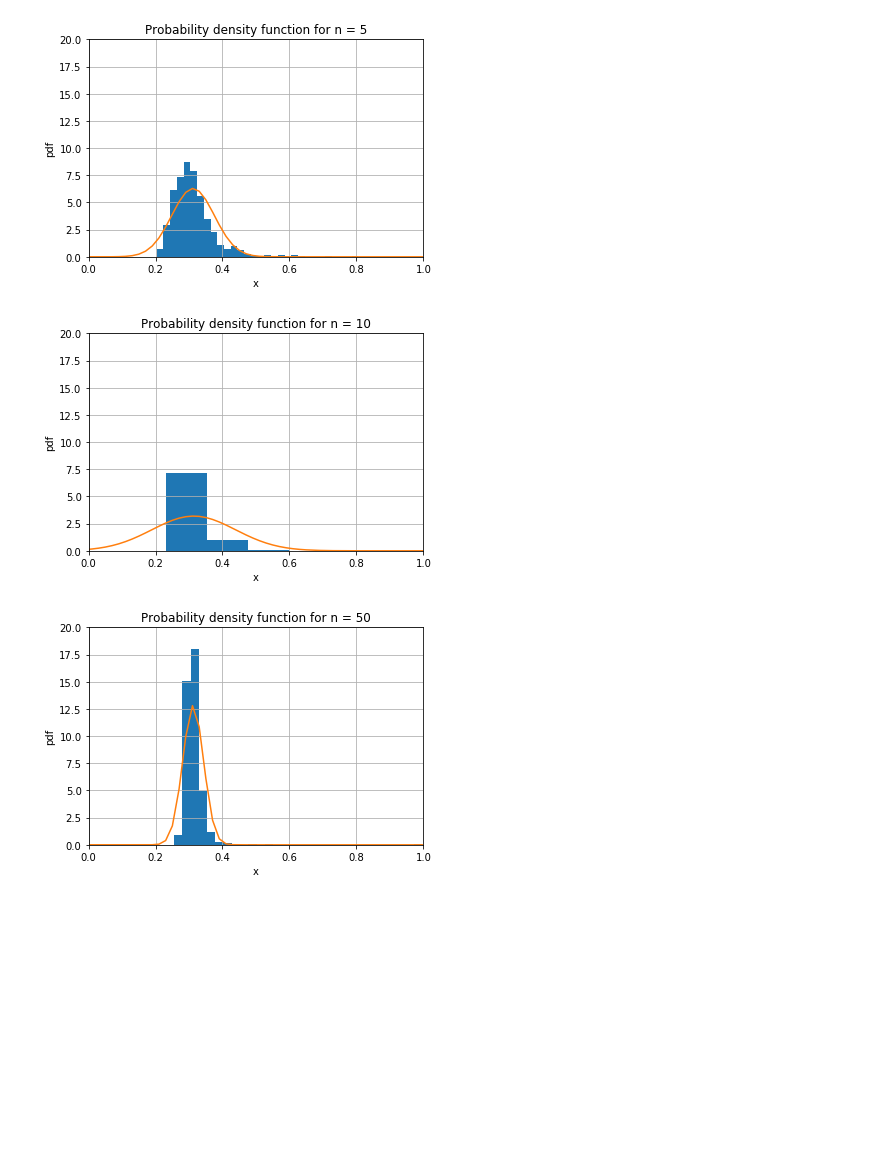
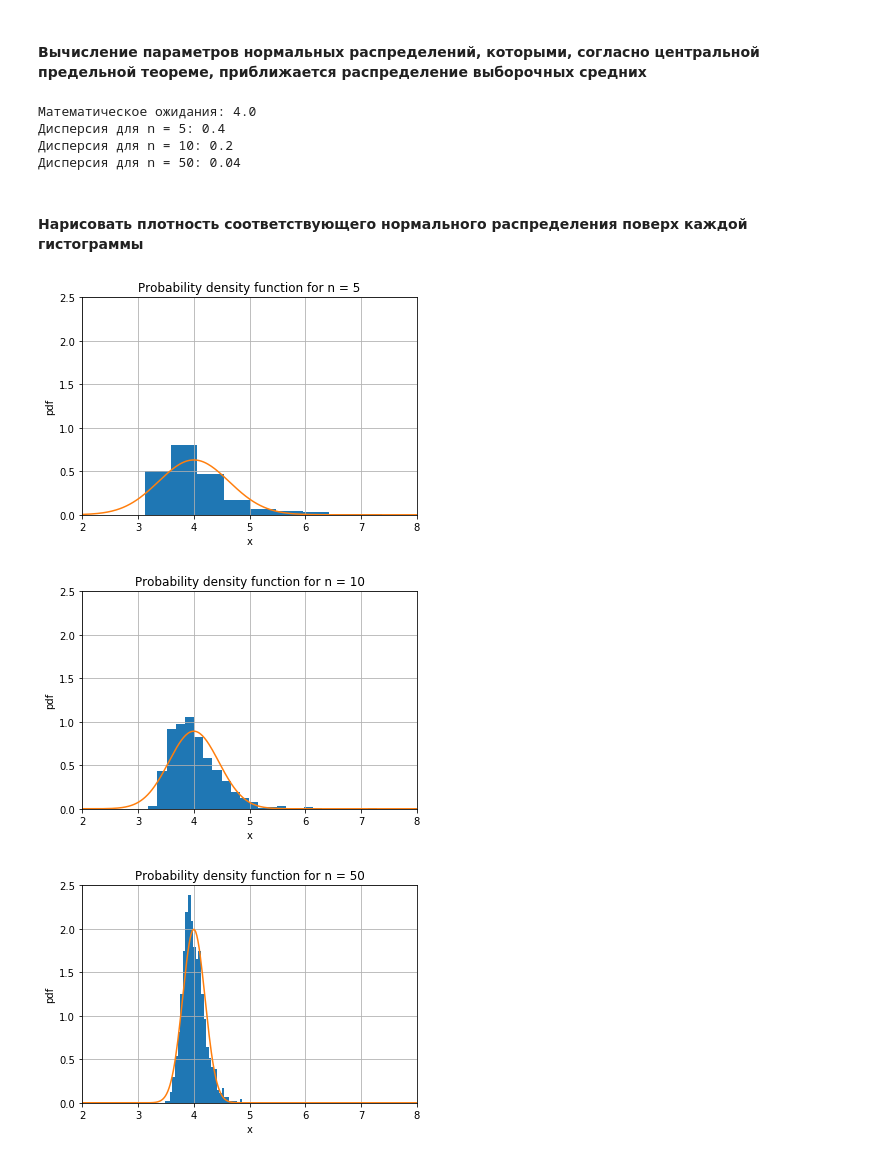
Before and after one commit to Mynzhassar/machine-learning-and-data-analysis, a Jupyter notebook: 1-mathematics-and-python/week_4/assignments/central_limit_theorem.ipynb, the cells around one changed output. Cells and saved outputs as stored; diff of their text form; code cells hidden in the pictures; blank space fills up the shorter version.

```diff
--- a/1-mathematics-and-python/week_4/assignments/central_limit_theorem.ipynb
+++ b/1-mathematics-and-python/week_4/assignments/central_limit_theorem.ipynb
@@ -31,12 +45,13 @@ n = len(volumes)
 # %%
-distribution_samples = np.zeros((n, n_samples))
+distribution_samples = np.zeros((n_volumes, n_samples)) # массив для хранения выборочных средних
 
-for i, n_i in enumerate(volumes):
+# Вычисляем выборочные средние значения и заносим в массив
+for i, n_i in enumerate(n):
 
     for j in range(n_samples):
-        distribution_samples[i, j] = alpha.rvs(a, size=n_i).mean()
+        distribution_samples[i, j] = np.array(sts.pareto.rvs(k, loc=0, scale=xm, size=n_i)).mean()
 # %%
-for i, n_i in enumerate(volumes):
+for i, n_i in enumerate(n):
 
     plt.hist(distribution_samples[i], bins=30, density=True)
 
@@ -46,7 +61,7 @@ for i, n_i in enumerate(volumes):
     plt.ylabel("pdf")
 
     plt.grid()
-    plt.axis([0, 1, 0, 20])
+    plt.axis([2, 8, 0, 2.5])
 
     plt.show()
 # %% [output]
@@ -56,32 +71,43 @@ for i, n_i in enumerate(volumes):
-# %%
-sample_mean = np.zeros((n))
-sample_std = np.zeros((n))
-
-for i in range(n):
-    sample_mean[i] = distribution_samples[i].mean()
-    sample_std[i] = distribution_samples[i].std()
+# %% [markdown]
+#### Вычисление параметров нормальных распределений, которыми, согласно центральной предельной теореме, приближается распределение выборочных средних
+# %%
+distribution_sample_mean = k * xm / (k - 1) # мат ождание
+print(f"Математическое ожидания: {distribution_sample_mean}")
+
+distribution_sample_variance = np.zeros((n_volumes)) # дисперсия
+
+for i in range(n_volumes):
+    distribution_sample_variance[i] = xm**2 * k / ((k - 1)**2 * (k - 2)) / n[i]
+    print(f"Дисперсия для n = {n[i]}: {distribution_sample_variance[i]}")
+# %% [output]
+Математическое ожидания: 4.0
+Дисперсия для n = 5: 0.4
+Дисперсия для n = 10: 0.2
+Дисперсия для n = 50: 0.04
+# %% [markdown]
+#### Нарисовать плотность соответствующего нормального распределения поверх каждой гистограммы
 # %%
 for i, n_i in enumerate(volumes):
 
     plt.hist(distribution_samples[i], bins=30, density=True)
 
     plt.title(f"Probability density function for n = {n_i}")
 
     plt.xlabel("x")
     plt.ylabel("pdf")
 
     plt.grid()
-    plt.axis([0, 1, 0, 20])
+    plt.axis([2, 8, 0, 2.5])
 
 
-    norm_dist = sts.norm(loc=sample_mean[i], scale=sample_std[i])
+    norm_dist = stats.norm(loc=distribution_sample_mean, scale=np.sqrt(distribution_sample_variance[i]))
     x = np.linspace(-10,10,1000)
     pdf = norm_dist.pdf(x)
     plt.plot(x, pdf)
 
 
     plt.show()
 # %% [output]
-[figure, old version]
+[figure, new version]
-[figure, old version]
+[figure, new version]
-[figure, old version]
+[figure, new version]
```
Also changed, not shown: parts of 13 cells of this notebook.
